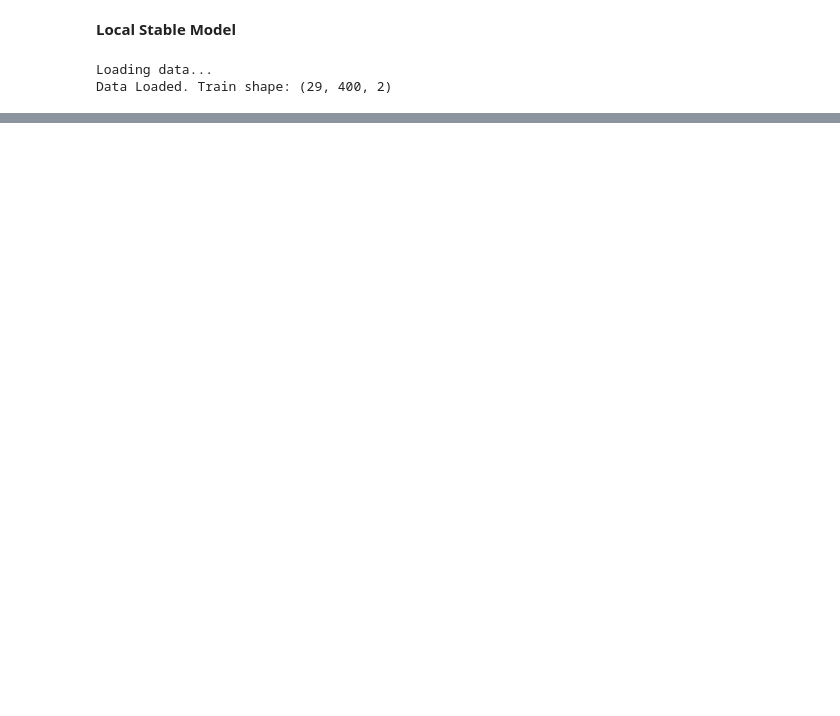
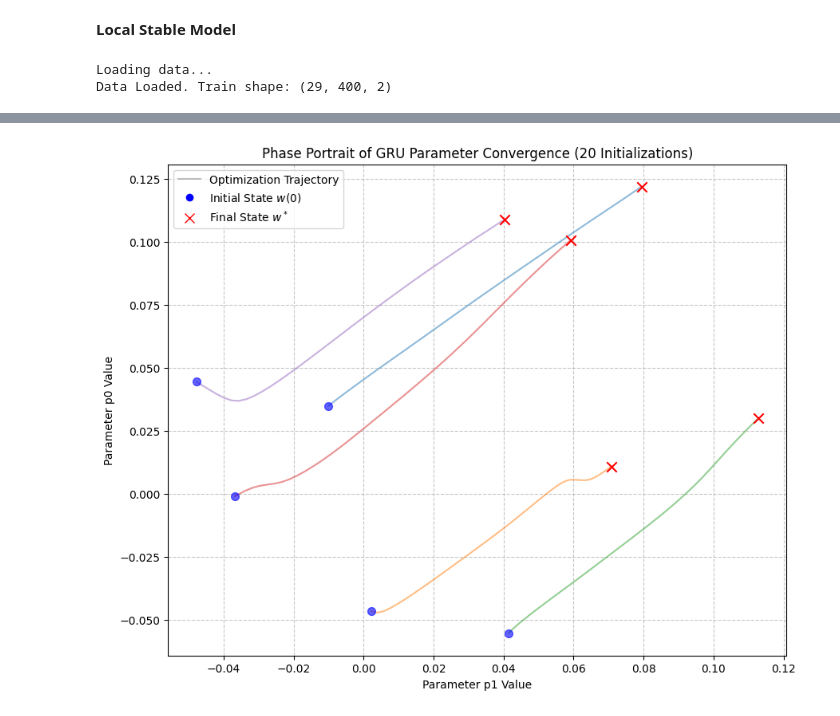
Before and after one commit to Obbohat/Kaggle, a Jupyter notebook: bi-gru-fig24-31-1.ipynb, the cells around one changed output, grey strips where cells are left out. Cells and saved outputs as stored; diff of their text form; code cells hidden in the pictures; blank space fills up the shorter version.

```diff
--- a/bi-gru-fig24-31-1.ipynb
+++ b/bi-gru-fig24-31-1.ipynb
@@ -646,0 +508,68 @@ plot_sample(Xte, Yte, Tte, idx=0)
+# %%
+import pandas as pd
+import numpy as np
+import matplotlib.pyplot as plt
+import glob
+
+# 1. Load all 20 runs
+NUM_RUNS = 20
+runs_data = []
+for i in range(1, NUM_RUNS + 1):
+    file = f'params_run_{i}.csv'
+    try:
+        df = pd.read_csv(file)
+        runs_data.append(df)
+    except FileNotFoundError:
+        print(f"Could not find {file}")
+
+if len(runs_data) > 0:
+    # 2. Find the two parameters with the highest dynamic range
+    # We calculate the absolute displacement (final epoch - first epoch) for each run
+    param_cols = [f'p{i}' for i in range(10)]
+    avg_displacements = {p: 0 for p in param_cols}
+
+    for df in runs_data:
+        for p in param_cols:
+            displacement = abs(df[p].iloc[-1] - df[p].iloc[0])
+            avg_displacements[p] += displacement
+
+    # Sort parameters by highest average displacement across all 20 runs
+    best_params = sorted(avg_displacements, key=avg_displacements.get, reverse=True)
+    best_p1, best_p2 = best_params[0], best_params[1]
+
+    print(f"Selected {best_p1} and {best_p2} for having the most active trajectories.")
+
+    # 3. Plot the Phase Portrait (Trajectory Plot)
+    plt.figure(figsize=(10, 8))
+
+    # Plot each run's trajectory
+    for i, df in enumerate(runs_data):
+        # The trajectory line
+        plt.plot(df[best_p1], df[best_p2], alpha=0.5, linewidth=1.5)
+
+        # Mark the initial starting point (Circle)
+        plt.scatter(df[best_p1].iloc[0], df[best_p2].iloc[0],
+                    color='blue', marker='o', s=50, zorder=5, alpha=0.6)
+
+        # Mark the final stable equilibrium point (X)
+        plt.scatter(df[best_p1].iloc[-1], df[best_p2].iloc[-1],
+                    color='red', marker='x', s=80, zorder=5)
+
+    # Adding a custom legend
+    from matplotlib.lines import Line2D
+    custom_lines = [
+        Line2D([0], [0], color='gray', lw=1.5, alpha=0.5),
+        Line2D([0], [0], marker='o', color='w', markerfacecolor='blue', markersize=8),
+        Line2D([0], [0], marker='x', color='red', markersize=8, linestyle='None')
+    ]
+    plt.legend(custom_lines, ['Optimization Trajectory', 'Initial State $w(0)$', 'Final State $w^*$'])
+
+    plt.title('Phase Portrait of GRU Parameter Convergence (20 Initializations)')
+    plt.xlabel(f'Parameter {best_p1} Value')
+    plt.ylabel(f'Parameter {best_p2} Value')
+    plt.grid(True, linestyle='--', alpha=0.7)
+
+    # If the model is globally stable, all red X's should cluster in the same area.
+    # If locally stable, you will see distinct clusters of red X's.
+    plt.show()
+# %% [output]
@@ -646,0 +592 @@ plot_sample(Xte, Yte, Tte, idx=0)
+[figure, added]
```
Also changed, not shown: parts of 10 cells of this notebook.
